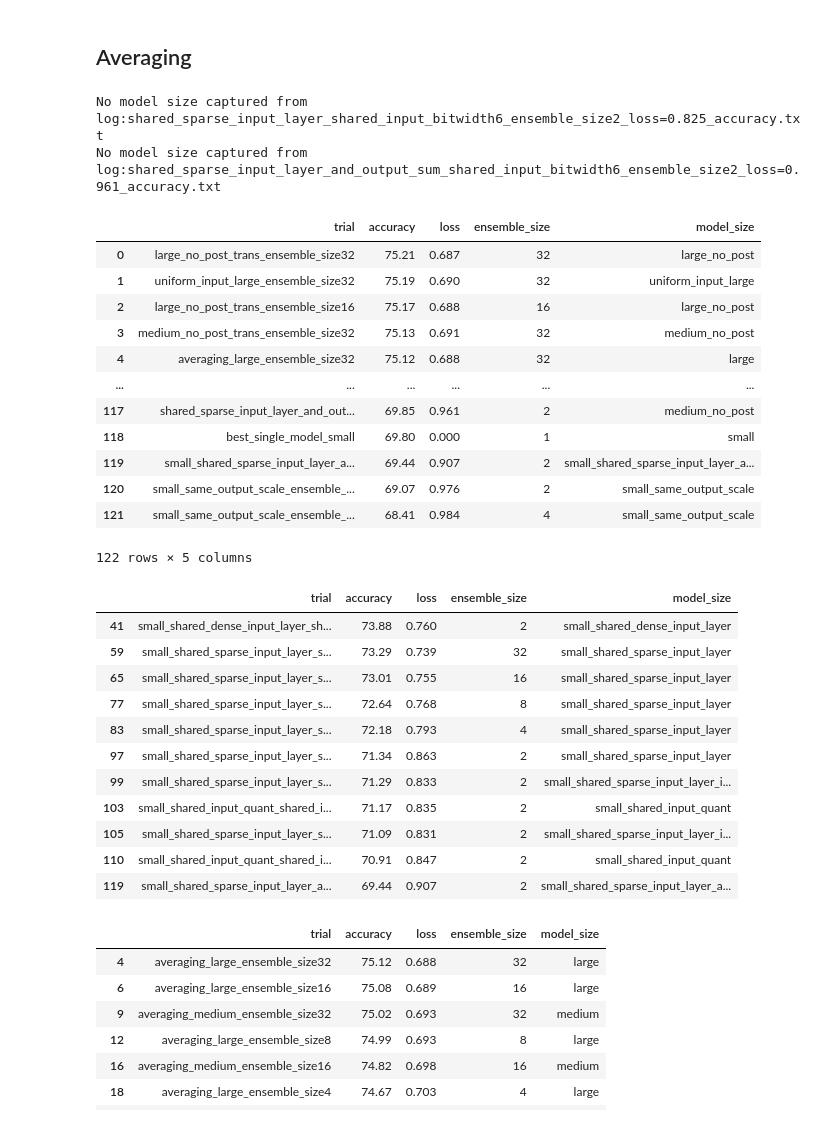
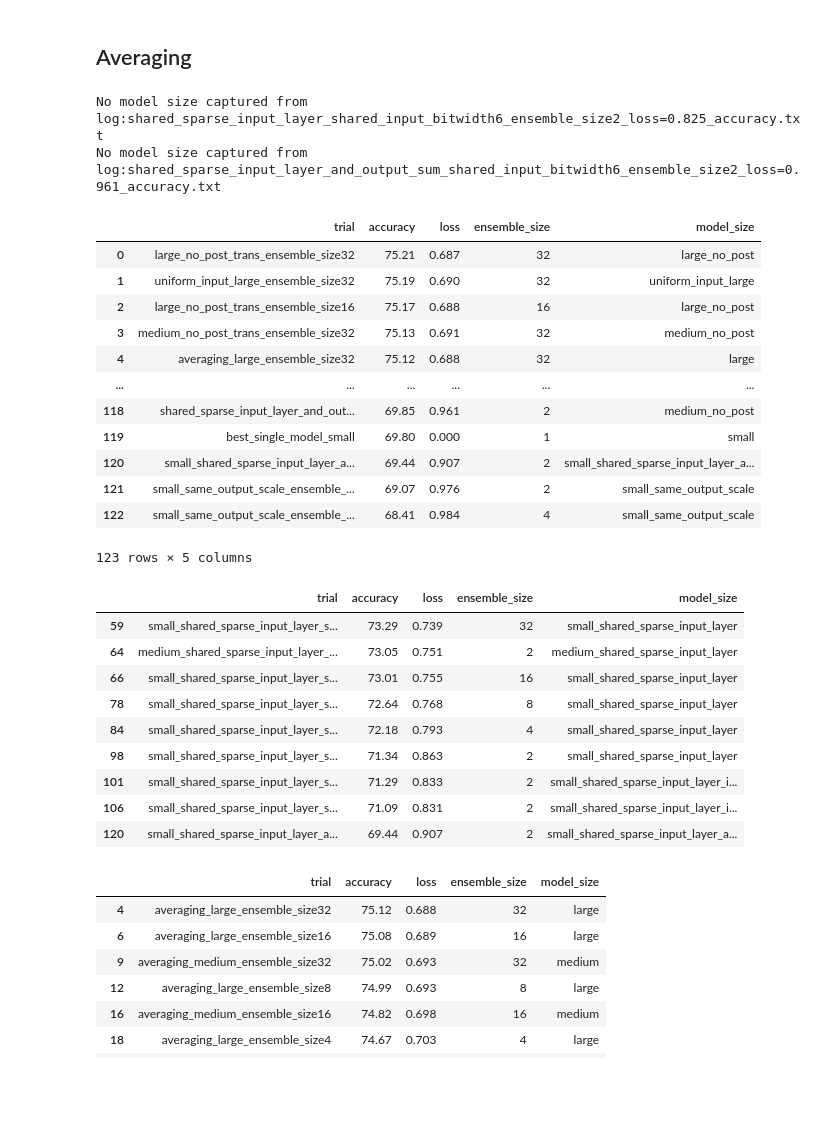
Before and after one commit to oliviaweng/logicnets, a Jupyter notebook: examples/jet_substructure/plots/analysis.ipynb, the cells around one changed output. Cells and saved outputs as stored; diff of their text form; code cells hidden in the pictures; blank space fills up the shorter version.

```diff
--- a/examples/jet_substructure/plots/analysis.ipynb
+++ b/examples/jet_substructure/plots/analysis.ipynb
@@ -111,7 +111,9 @@ def parse_ensembling_experiment(experiment_dir):
         else:
             ensemble_size = int(re.findall(f"\d+", txt_file)[0])
         # Get model size
-        if "small_shared_input_quant" in txt_file:
+        if "medium_shared_sparse_input_layer" in txt_file:
+            model_size = "medium_shared_sparse_input_layer"
+        elif "small_shared_input_quant" in txt_file:
             model_size = "small_shared_input_quant"
         elif "small_shared_sparse_input_layer_shared_input_bitwidth6_ensemble" in txt_file:
             model_size = "small_shared_sparse_input_layer"
@@ -306,28 +308,26 @@ No model size captured from log:shared_sparse_input_layer_and_output_sum_shared_
 | 3 | medium_no_post_trans_ensemble_size32 | 75.13 | 0.691 | 32 | medium_no_post |
 | 4 | averaging_large_ensemble_size32 | 75.12 | 0.688 | 32 | large |
 | ... | ... | ... | ... | ... | ... |
-| 117 | shared_sparse_input_layer_and_out... | 69.85 | 0.961 | 2 | medium_no_post |
-| 118 | best_single_model_small | 69.80 | 0.000 | 1 | small |
-| 119 | small_shared_sparse_input_layer_a... | 69.44 | 0.907 | 2 | small_shared_sparse_input_layer_a... |
-| 120 | small_same_output_scale_ensemble_... | 69.07 | 0.976 | 2 | small_same_output_scale |
-| 121 | small_same_output_scale_ensemble_... | 68.41 | 0.984 | 4 | small_same_output_scale |
+| 118 | shared_sparse_input_layer_and_out... | 69.85 | 0.961 | 2 | medium_no_post |
+| 119 | best_single_model_small | 69.80 | 0.000 | 1 | small |
+| 120 | small_shared_sparse_input_layer_a... | 69.44 | 0.907 | 2 | small_shared_sparse_input_layer_a... |
+| 121 | small_same_output_scale_ensemble_... | 69.07 | 0.976 | 2 | small_same_output_scale |
+| 122 | small_same_output_scale_ensemble_... | 68.41 | 0.984 | 4 | small_same_output_scale |
-122 rows × 5 columns
+123 rows × 5 columns
 # %%
-shared_inp_df = df.loc[df["model_size"].str.contains("small_shared")]
+shared_inp_df = df.loc[df["model_size"].str.contains("shared_sparse_input_layer")]
 shared_inp_df
 # %% [output]
 |  | trial | accuracy | loss | ensemble_size | model_size |
-| 41 | small_shared_dense_input_layer_sh... | 73.88 | 0.760 | 2 | small_shared_dense_input_layer |
 | 59 | small_shared_sparse_input_layer_s... | 73.29 | 0.739 | 32 | small_shared_sparse_input_layer |
-| 65 | small_shared_sparse_input_layer_s... | 73.01 | 0.755 | 16 | small_shared_sparse_input_layer |
-| 77 | small_shared_sparse_input_layer_s... | 72.64 | 0.768 | 8 | small_shared_sparse_input_layer |
-| 83 | small_shared_sparse_input_layer_s... | 72.18 | 0.793 | 4 | small_shared_sparse_input_layer |
-| 97 | small_shared_sparse_input_layer_s... | 71.34 | 0.863 | 2 | small_shared_sparse_input_layer |
-| 99 | small_shared_sparse_input_layer_s... | 71.29 | 0.833 | 2 | small_shared_sparse_input_layer_i... |
-| 103 | small_shared_input_quant_shared_i... | 71.17 | 0.835 | 2 | small_shared_input_quant |
-| 105 | small_shared_sparse_input_layer_s... | 71.09 | 0.831 | 2 | small_shared_sparse_input_layer_i... |
-| 110 | small_shared_input_quant_shared_i... | 70.91 | 0.847 | 2 | small_shared_input_quant |
-| 119 | small_shared_sparse_input_layer_a... | 69.44 | 0.907 | 2 | small_shared_sparse_input_layer_a... |
+| 64 | medium_shared_sparse_input_layer_... | 73.05 | 0.751 | 2 | medium_shared_sparse_input_layer |
+| 66 | small_shared_sparse_input_layer_s... | 73.01 | 0.755 | 16 | small_shared_sparse_input_layer |
+| 78 | small_shared_sparse_input_layer_s... | 72.64 | 0.768 | 8 | small_shared_sparse_input_layer |
+| 84 | small_shared_sparse_input_layer_s... | 72.18 | 0.793 | 4 | small_shared_sparse_input_layer |
+| 98 | small_shared_sparse_input_layer_s... | 71.34 | 0.863 | 2 | small_shared_sparse_input_layer |
+| 101 | small_shared_sparse_input_layer_s... | 71.29 | 0.833 | 2 | small_shared_sparse_input_layer_i... |
+| 106 | small_shared_sparse_input_layer_s... | 71.09 | 0.831 | 2 | small_shared_sparse_input_layer_i... |
+| 120 | small_shared_sparse_input_layer_a... | 69.44 | 0.907 | 2 | small_shared_sparse_input_layer_a... |
 # %%
 """
 Line plot of accuracy vs ensemble size
```
Also changed, not shown: 35 other files.
